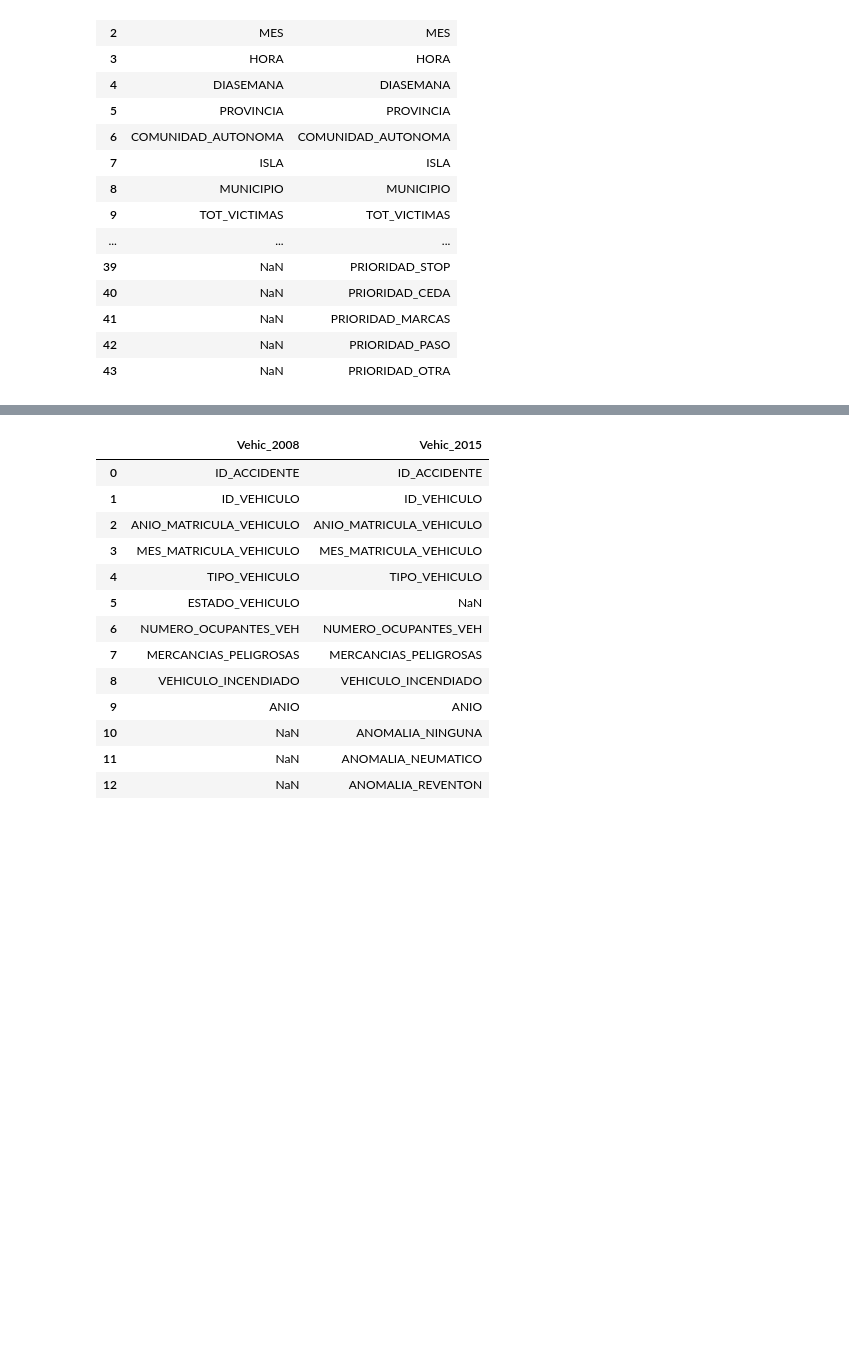
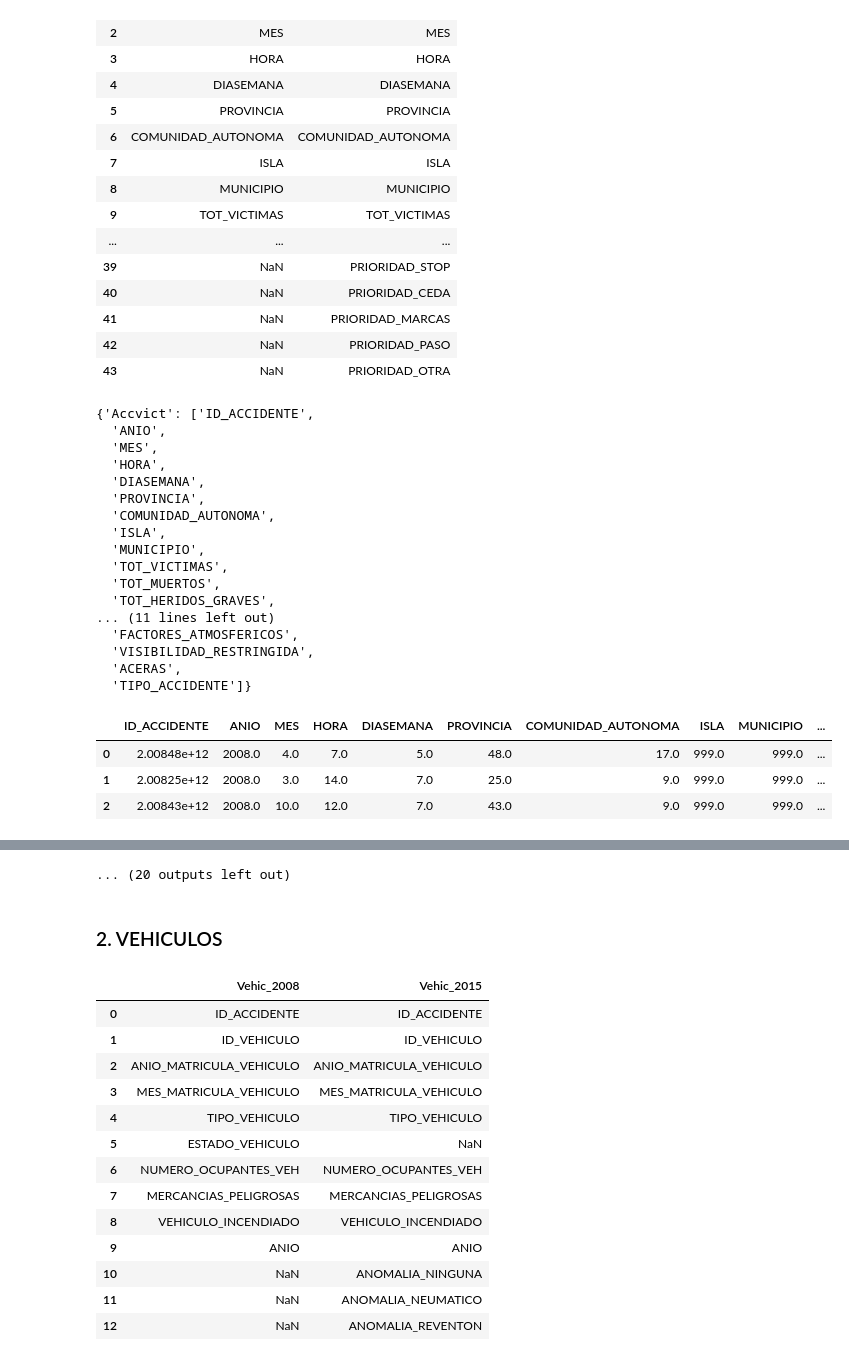
Before and after one commit to Rafaelmdcd/TFM_Kschool_Rafa_Martinez, a Jupyter notebook: TFM_DGT.ipynb, the cells around one changed output, grey strips where cells are left out. Drawn from its saved outputs; the diff is of its cells as text; code cells hidden in the pictures; blank space fills up the shorter version.

```diff
--- a/TFM_DGT.ipynb
+++ b/TFM_DGT.ipynb
@@ -115,3 +135,78 @@ Header_Accvict
 | 41 | NaN | PRIORIDAD_MARCAS |
 | 42 | NaN | PRIORIDAD_PASO |
 | 43 | NaN | PRIORIDAD_OTRA |
+# %%
+#mantengo solo las columnas que son iguales en los dos tipos de dataset
+
+Header_Accvict=Header_Accvict[Header_Accvict['Accvict_2008']==Header_Accvict['Accvict_2015']]
+Header_Accvict=Header_Accvict['Accvict_2008'].tolist()
+dic_all_headers={'Accvict':Header_Accvict}
+dic_all_headers
+
+#Genero nuevo DF
+df_all_years=pd.DataFrame(index=None, columns=dic_all_headers['Accvict'])
+
+#Cargo cada csv y concateno
+for file in dic_all_files['Accvict']:
+    df_vict=pd.read_csv(file,delimiter=';',usecols=dic_all_headers['Accvict'],encoding="ISO-8859-1")
+    #relleno los nulos con 999
+    df_vict.fillna(999,inplace=True)
+    df_all_years=pd.concat([df_all_years,df_vict],ignore_index=True)
+
+#muestreo los datos
+df_all_years.head(3)
+df_all_years.tail(3)
+df_all_years.sample(3)
+
+#De las columnas del data frame final, que contiene todos los años,
+#examino los distintos valores de las columnas, para tratar de decidir
+#que campos conservare para el analisis.
+for col in df_all_years.columns:
+    #no saco los distinos valores para los id_accidente
+    if col !='ID_ACCIDENTE':
+        df_all_years[col].value_counts(dropna=False)
+
+#Una vez examindas los resultado anteriores, decido descartar los siguientes campos:
+df_vict.drop(['ISLA','MUNICIPIO','TIPO_INTERSEC','ACERAS','VISIBILIDAD_RESTRINGIDA','CARRETERA','TRAZADO_NO_INTERSEC'], axis=1, inplace=True)
+
+#Actualizo mi diccionario con las cabeceras que utilizare en el proceso de carga
+Header_Accvict=df_vict.columns.tolist()
+dic_all_headers={'Accvict':Header_Accvict}
+dic_all_headers
+#En el campo factores atmosfericos, como lo considero relevante
+#y tengo 4787 valores desconocidos, englobo estos registros dentro de la categoria otros(9)
+
+for file in dic_all_files['Accvict']:
+    df_acc=pd.read_csv(file,delimiter=";",usecols=dic_all_headers['Accvict'],encoding="ISO-8859-1")
+    df_acc.fillna(999,inplace=True)
+    #factores atmosfericos desconocidos,tal y como cometo arriba van a otros
+    df_acc.ix[(df_vict['FACTORES_ATMOSFERICOS']==999), 'FACTORES_ATMOSFERICOS'] =9
+    df_acc.to_csv(file,index=False,sep=";",encoding="ISO-8859-1")
+    print("MODFICADO ----- "+file)
+
+print("CREADA VISTA CON DATOS DE ACCIDENTES Y VISTIMAS DE 2008 A 2015")
+df_all_years.to_csv("./cleaned/view_accvict_08_15.csv",index=False,sep=";",encoding="ISO-8859-1")
+
+########   FIN DEL PROCESAMIENTO DE LOS DATASET DE ACCIDENTES #########
+# %% [output]
+{'Accvict': ['ID_ACCIDENTE',
+  'ANIO',
+  'MES',
+  'HORA',
+  'DIASEMANA',
+  'PROVINCIA',
+  'COMUNIDAD_AUTONOMA',
+  'ISLA',
+  'MUNICIPIO',
+  'TOT_VICTIMAS',
+  'TOT_MUERTOS',
+  'TOT_HERIDOS_GRAVES',
+... (11 lines left out)
+  'FACTORES_ATMOSFERICOS',
+  'VISIBILIDAD_RESTRINGIDA',
+  'ACERAS',
+  'TIPO_ACCIDENTE']}
+|  | ID_ACCIDENTE | ANIO | MES | HORA | DIASEMANA | PROVINCIA | COMUNIDAD_AUTONOMA | ISLA | MUNICIPIO | ... |
+| 0 | 2.00848e+12 | 2008.0 | 4.0 | 7.0 | 5.0 | 48.0 | 17.0 | 999.0 | 999.0 | ... |
+| 1 | 2.00825e+12 | 2008.0 | 3.0 | 14.0 | 7.0 | 25.0 | 9.0 | 999.0 | 999.0 | ... |
+| 2 | 2.00843e+12 | 2008.0 | 10.0 | 12.0 | 7.0 | 43.0 | 9.0 | 999.0 | 999.0 | ... |
@@ -118,3 +334,6 @@ Header_Accvict
+... (20 outputs left out)
+# %% [markdown]
+###   2. VEHICULOS
 # %%
 #Cabecera del fichero de Vehiculos
 Header_Vehic=Headers_List[2]
```
Also changed, not shown: parts of 35 cells of this notebook.
